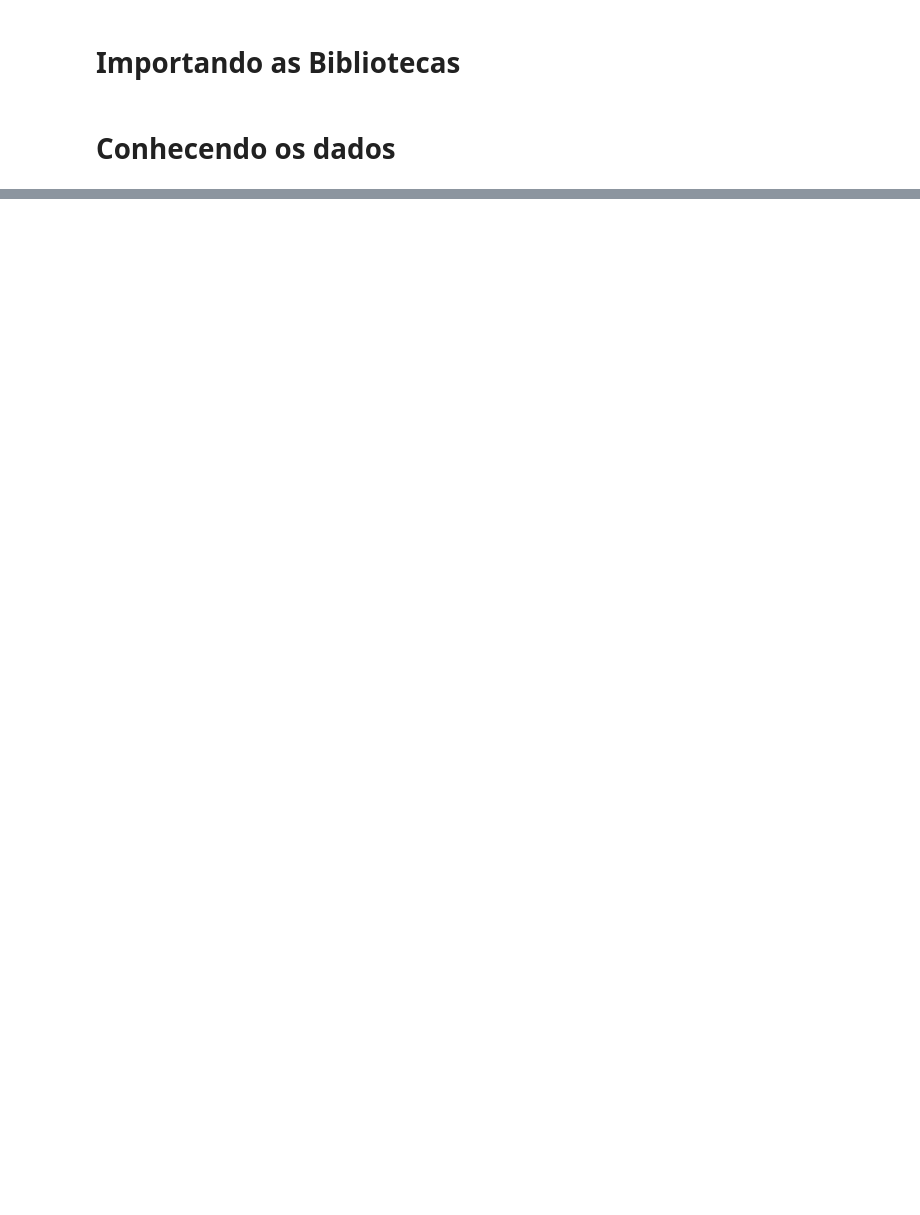
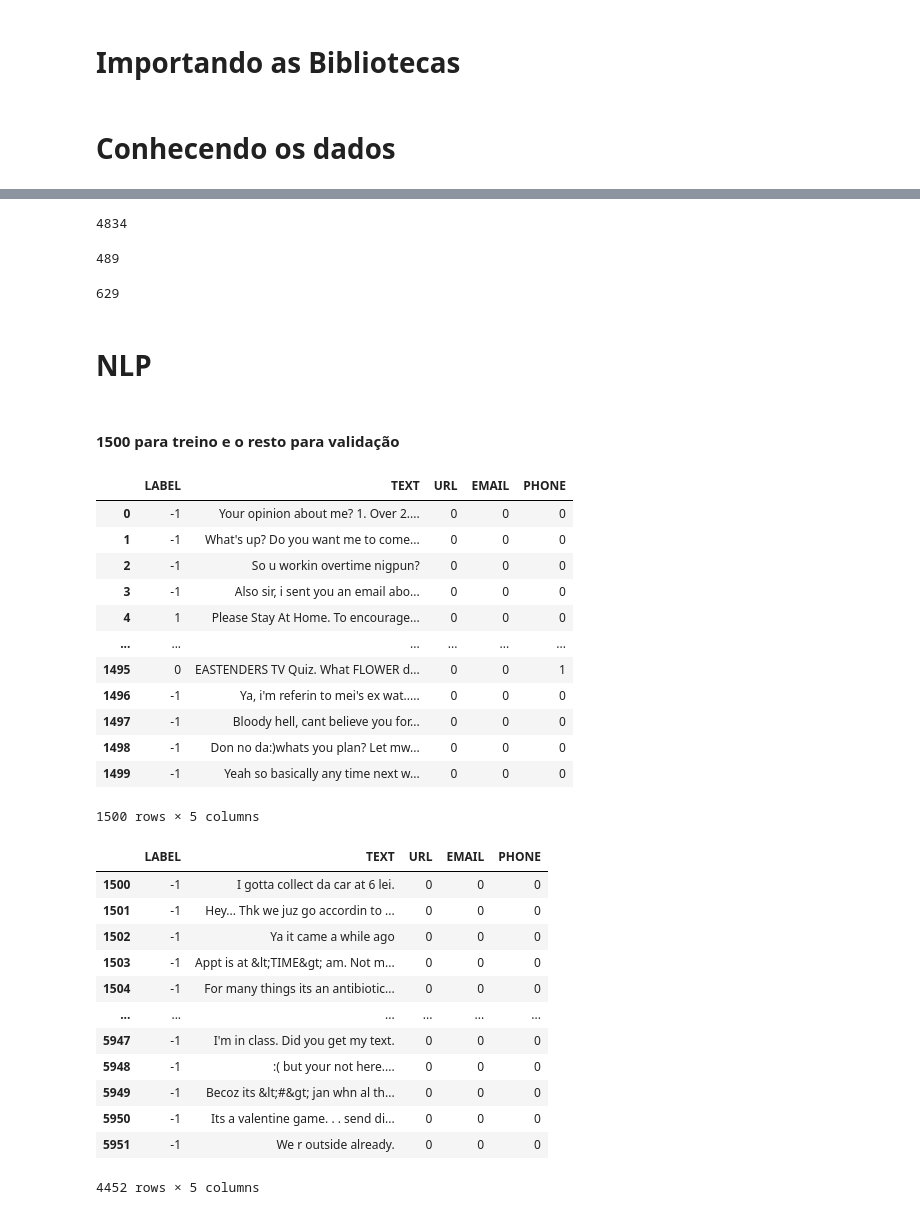
Before and after one commit to DanielShenrique/modelo_de_machine_learning, a Jupyter notebook: app.ipynb, the cells around one changed output, grey strips where cells are left out. Drawn from its saved outputs; the diff is of its cells as text; code cells hidden in the pictures; blank space fills up the shorter version.

```diff
--- a/app.ipynb
+++ b/app.ipynb
@@ -185,0 +205,45 @@ Acurácia do modelo: 0.97
+# %%
+display(len(df_transformado[df_transformado["LABEL"] == -1]))
+display(len(df_transformado[df_transformado["LABEL"] == 0]))
+display(len(df_transformado[df_transformado["LABEL"] == 1]))
+# %% [output]
+4834
+489
+629
+# %% [markdown]
+# NLP
+# %% [markdown]
+#### 1500 para treino e o resto para validação
+# %%
+df_teste = df_transformado.iloc[:1500].copy()
+df_validacao = df_transformado.iloc[1500:].copy()
+# %%
+display(df_teste)
+display(df_validacao)
+# %% [output]
+|  | LABEL | TEXT | URL | EMAIL | PHONE |
+| 0 | -1 | Your opinion about me? 1. Over 2.... | 0 | 0 | 0 |
+| 1 | -1 | What's up? Do you want me to come... | 0 | 0 | 0 |
+| 2 | -1 | So u workin overtime nigpun? | 0 | 0 | 0 |
+| 3 | -1 | Also sir, i sent you an email abo... | 0 | 0 | 0 |
+| 4 | 1 | Please Stay At Home. To encourage... | 0 | 0 | 0 |
+| ... | ... | ... | ... | ... | ... |
+| 1495 | 0 | EASTENDERS TV Quiz. What FLOWER d... | 0 | 0 | 1 |
+| 1496 | -1 | Ya, i'm referin to mei's ex wat..... | 0 | 0 | 0 |
+| 1497 | -1 | Bloody hell, cant believe you for... | 0 | 0 | 0 |
+| 1498 | -1 | Don no da:)whats you plan? Let mw... | 0 | 0 | 0 |
+| 1499 | -1 | Yeah so basically any time next w... | 0 | 0 | 0 |
+1500 rows × 5 columns
+|  | LABEL | TEXT | URL | EMAIL | PHONE |
+| 1500 | -1 | I gotta collect da car at 6 lei. | 0 | 0 | 0 |
+| 1501 | -1 | Hey... Thk we juz go accordin to ... | 0 | 0 | 0 |
+| 1502 | -1 | Ya it came a while ago | 0 | 0 | 0 |
+| 1503 | -1 | Appt is at &lt;TIME&gt; am. Not m... | 0 | 0 | 0 |
+| 1504 | -1 | For many things its an antibiotic... | 0 | 0 | 0 |
+| ... | ... | ... | ... | ... | ... |
+| 5947 | -1 | I'm in class. Did you get my text. | 0 | 0 | 0 |
+| 5948 | -1 | :( but your not here.... | 0 | 0 | 0 |
+| 5949 | -1 | Becoz its &lt;#&gt; jan whn al th... | 0 | 0 | 0 |
+| 5950 | -1 | Its a valentine game. . . send di... | 0 | 0 | 0 |
+| 5951 | -1 | We r outside already. | 0 | 0 | 0 |
+4452 rows × 5 columns
```
Also changed, not shown: parts of 61 cells of this notebook, 2 other files.
